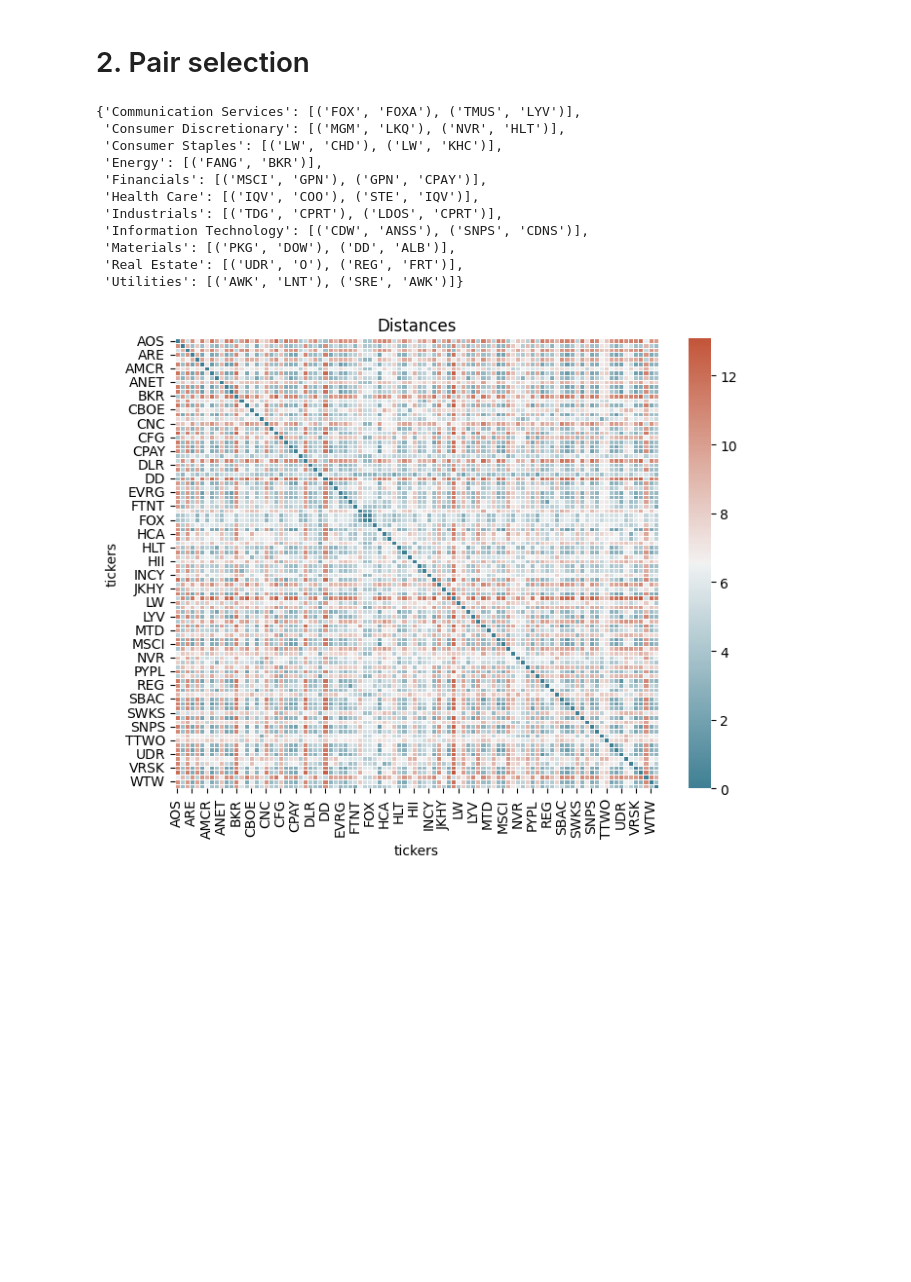
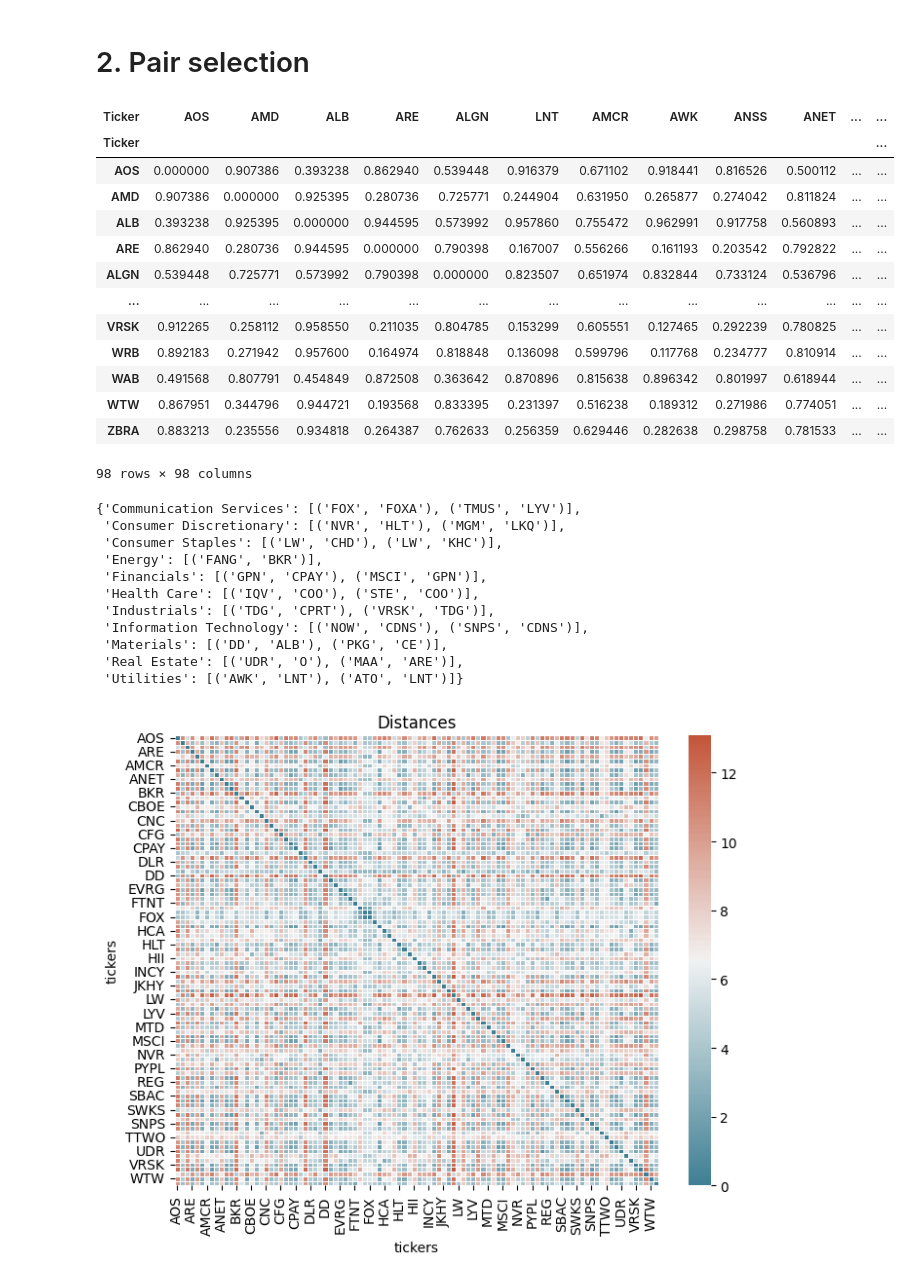
Before and after one commit to Antoinebattini/Pair_trading, a Jupyter notebook: Pair_Trading_Strategy_1.ipynb, the cells around one changed output. Cells and saved outputs as stored; diff of their text form; code cells hidden in the pictures; blank space fills up the shorter version.

```diff
--- a/Pair_Trading_Strategy_1.ipynb
+++ b/Pair_Trading_Strategy_1.ipynb
@@ -103,7 +98,23 @@ The previous implementation of stack is deprecated and will be removed in a futu
 # %%
 Metric = Pair_Selection(dataframe_normalized,number_of_pair=2,stock_list_sector=Stock_list_sector,sector_list=sector_list,sector_neutral = True)
 # %%
-distance = Metric.compute_euclidian_distance()
+distance = Metric.metrics('angular_distance')
+distance =
+# %% [output]
+| Ticker | AOS | AMD | ALB | ARE | ALGN | LNT | AMCR | AWK | ANSS | ANET | ... | ... |
+| Ticker |  |  |  |  |  |  |  |  |  |  |  | ... |
+| AOS | 0.000000 | 0.907386 | 0.393238 | 0.862940 | 0.539448 | 0.916379 | 0.671102 | 0.918441 | 0.816526 | 0.500112 | ... | ... |
+| AMD | 0.907386 | 0.000000 | 0.925395 | 0.280736 | 0.725771 | 0.244904 | 0.631950 | 0.265877 | 0.274042 | 0.811824 | ... | ... |
+| ALB | 0.393238 | 0.925395 | 0.000000 | 0.944595 | 0.573992 | 0.957860 | 0.755472 | 0.962991 | 0.917758 | 0.560893 | ... | ... |
+| ARE | 0.862940 | 0.280736 | 0.944595 | 0.000000 | 0.790398 | 0.167007 | 0.556266 | 0.161193 | 0.203542 | 0.792822 | ... | ... |
+| ALGN | 0.539448 | 0.725771 | 0.573992 | 0.790398 | 0.000000 | 0.823507 | 0.651974 | 0.832844 | 0.733124 | 0.536796 | ... | ... |
+| ... | ... | ... | ... | ... | ... | ... | ... | ... | ... | ... | ... | ... |
+| VRSK | 0.912265 | 0.258112 | 0.958550 | 0.211035 | 0.804785 | 0.153299 | 0.605551 | 0.127465 | 0.292239 | 0.780825 | ... | ... |
+| WRB | 0.892183 | 0.271942 | 0.957600 | 0.164974 | 0.818848 | 0.136098 | 0.599796 | 0.117768 | 0.234777 | 0.810914 | ... | ... |
+| WAB | 0.491568 | 0.807791 | 0.454849 | 0.872508 | 0.363642 | 0.870896 | 0.815638 | 0.896342 | 0.801997 | 0.618944 | ... | ... |
+| WTW | 0.867951 | 0.344796 | 0.944721 | 0.193568 | 0.833395 | 0.231397 | 0.516238 | 0.189312 | 0.271986 | 0.774051 | ... | ... |
+| ZBRA | 0.883213 | 0.235556 | 0.934818 | 0.264387 | 0.762633 | 0.256359 | 0.629446 | 0.282638 | 0.298758 | 0.781533 | ... | ... |
+98 rows × 98 columns
 # %%
 selected_pairs = Metric.paire_selection(distance,number_of_pair=2,stock_list_sector=Stock_list_sector,sector_list=sector_list,pairs=pairs)
 # %%
@@ -111,16 +122,16 @@ selected_pairs['Energy'] = [selected_pairs['Energy'][0]]
 selected_pairs
 # %% [output]
 {'Communication Services': [('FOX', 'FOXA'), ('TMUS', 'LYV')],
- 'Consumer Discretionary': [('MGM', 'LKQ'), ('NVR', 'HLT')],
+ 'Consumer Discretionary': [('NVR', 'HLT'), ('MGM', 'LKQ')],
  'Consumer Staples': [('LW', 'CHD'), ('LW', 'KHC')],
  'Energy': [('FANG', 'BKR')],
- 'Financials': [('MSCI', 'GPN'), ('GPN', 'CPAY')],
- 'Health Care': [('IQV', 'COO'), ('STE', 'IQV')],
- 'Industrials': [('TDG', 'CPRT'), ('LDOS', 'CPRT')],
- 'Information Technology': [('CDW', 'ANSS'), ('SNPS', 'CDNS')],
- 'Materials': [('PKG', 'DOW'), ('DD', 'ALB')],
- 'Real Estate': [('UDR', 'O'), ('REG', 'FRT')],
- 'Utilities': [('AWK', 'LNT'), ('SRE', 'AWK')]}
+ 'Financials': [('GPN', 'CPAY'), ('MSCI', 'GPN')],
+ 'Health Care': [('IQV', 'COO'), ('STE', 'COO')],
+ 'Industrials': [('TDG', 'CPRT'), ('VRSK', 'TDG')],
+ 'Information Technology': [('NOW', 'CDNS'), ('SNPS', 'CDNS')],
+ 'Materials': [('DD', 'ALB'), ('PKG', 'CE')],
+ 'Real Estate': [('UDR', 'O'), ('MAA', 'ARE')],
+ 'Utilities': [('AWK', 'LNT'), ('ATO', 'LNT')]}
 # %%
 data1 = dataframe_normalized.copy()
 data2 = raw_dataframe.copy()
```
Also changed, not shown: parts of 2 cells of this notebook, 2 other files.
